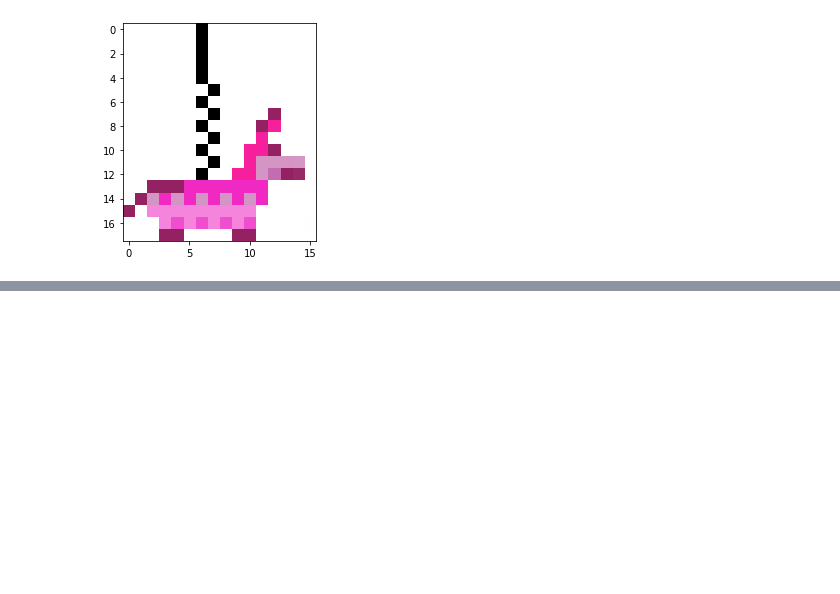
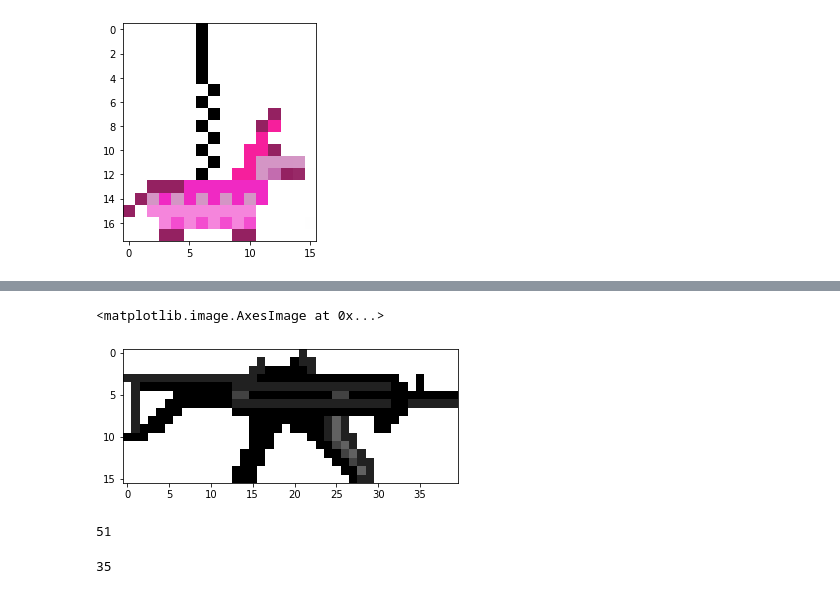
Before and after one commit to piotrostr/pixil-artillery, a Jupyter notebook: main.ipynb, the cells around one changed output, grey strips where cells are left out. Drawn from its saved outputs; the diff is of its cells as text; code cells hidden in the pictures; blank space fills up the shorter version.

```diff
--- a/main.ipynb
+++ b/main.ipynb
@@ -58,0 +84,31 @@ np.testing.assert_equal(pinata_spaz, pinata_deagle)
+# %%
+h, w, c = _img.shape
+upper_idx = 0
+for row in range(h):
+    if _img[row].mean() != 255.:
+        upper_idx = row
+        break
+left_idx = 0
+for col in range(w):
+    if _img.transpose(1, 0, 2)[col].mean() != 255.:
+        left_idx = col
+        break
+lower_idx = h
+for row in range(h)[::-1]:
+     if _img[row - 1].mean() != 255.:
+        lower_idx = row
+        break
+_img = _img[upper_idx: lower_idx, left_idx:]
+# %%
+plt.imshow(_img)
+# %% [output]
+<matplotlib.image.AxesImage at 0x...>
+[figure, added]
+# %%
+from_idx + lower_idx
+# %% [output]
+51
+# %%
+from_idx + upper_idx
+# %% [output]
+35
```
Also changed, not shown: parts of 15 cells of this notebook, 2 other files.
